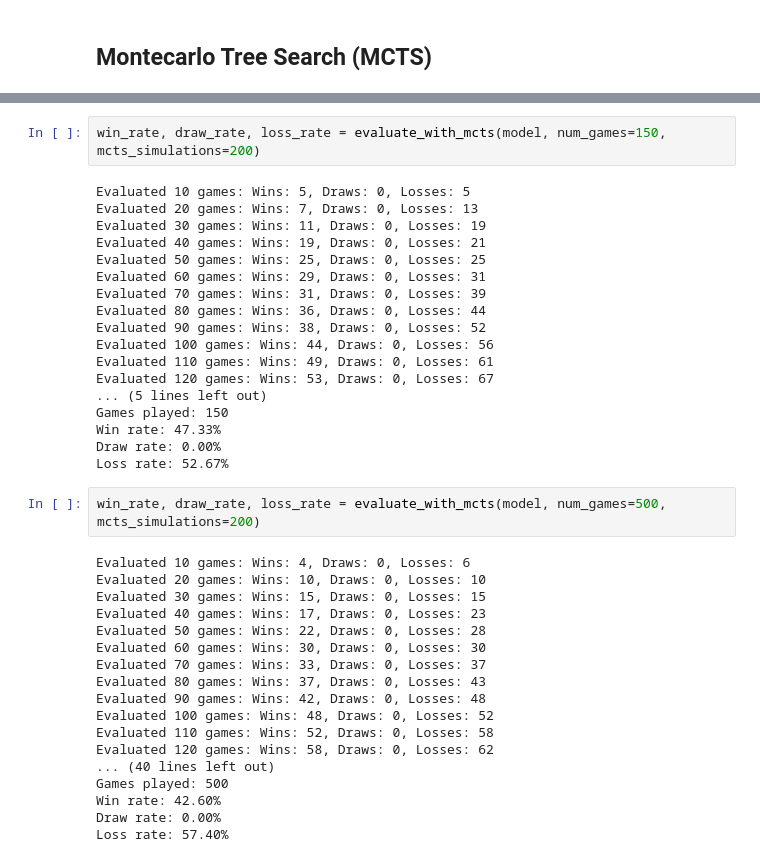
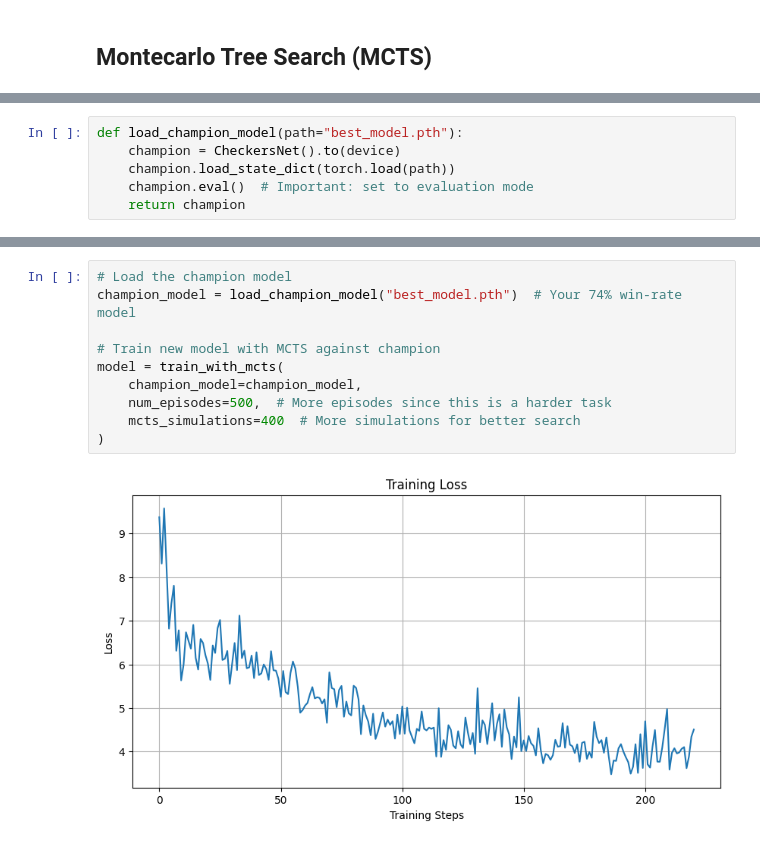
Before and after one commit to marwinsteiner/draughts-nn, a Jupyter notebook: draughts-nn.ipynb, the cells around one changed output, grey strips where cells are left out. Saved outputs shown, nothing was run; the diff lists cells and outputs as text.

```diff
--- a/draughts-nn.ipynb
+++ b/draughts-nn.ipynb
@@ -845,3 +838,9 @@ visualize_game(model)
+# %%
+def load_champion_model(path="best_model.pth"):
+    champion = CheckersNet().to(device)
+    champion.load_state_dict(torch.load(path))
+    champion.eval()  # Important: set to evaluation mode
+    return champion
 # %%
 class MCTSNode:
     def __init__(self, board, parent=None, prior=0, move=None):
@@ -1264,40 +1273,12 @@ Loss rate: 56.00%
-# %%
-win_rate, draw_rate, loss_rate = evaluate_with_mcts(model, num_games=150, mcts_simulations=200)
-# %% [output]
-Evaluated 10 games: Wins: 5, Draws: 0, Losses: 5
-Evaluated 20 games: Wins: 7, Draws: 0, Losses: 13
-Evaluated 30 games: Wins: 11, Draws: 0, Losses: 19
-Evaluated 40 games: Wins: 19, Draws: 0, Losses: 21
-Evaluated 50 games: Wins: 25, Draws: 0, Losses: 25
-Evaluated 60 games: Wins: 29, Draws: 0, Losses: 31
-Evaluated 70 games: Wins: 31, Draws: 0, Losses: 39
-Evaluated 80 games: Wins: 36, Draws: 0, Losses: 44
-Evaluated 90 games: Wins: 38, Draws: 0, Losses: 52
-Evaluated 100 games: Wins: 44, Draws: 0, Losses: 56
-Evaluated 110 games: Wins: 49, Draws: 0, Losses: 61
-Evaluated 120 games: Wins: 53, Draws: 0, Losses: 67
-... (5 lines left out)
-Games played: 150
-Win rate: 47.33%
-Draw rate: 0.00%
-Loss rate: 52.67%
-# %%
-win_rate, draw_rate, loss_rate = evaluate_with_mcts(model, num_games=500, mcts_simulations=200)
-# %% [output]
-Evaluated 10 games: Wins: 4, Draws: 0, Losses: 6
-Evaluated 20 games: Wins: 10, Draws: 0, Losses: 10
-Evaluated 30 games: Wins: 15, Draws: 0, Losses: 15
-Evaluated 40 games: Wins: 17, Draws: 0, Losses: 23
-Evaluated 50 games: Wins: 22, Draws: 0, Losses: 28
-Evaluated 60 games: Wins: 30, Draws: 0, Losses: 30
-Evaluated 70 games: Wins: 33, Draws: 0, Losses: 37
-Evaluated 80 games: Wins: 37, Draws: 0, Losses: 43
-Evaluated 90 games: Wins: 42, Draws: 0, Losses: 48
-Evaluated 100 games: Wins: 48, Draws: 0, Losses: 52
-Evaluated 110 games: Wins: 52, Draws: 0, Losses: 58
-Evaluated 120 games: Wins: 58, Draws: 0, Losses: 62
-... (40 lines left out)
-Games played: 500
-Win rate: 42.60%
-Draw rate: 0.00%
-Loss rate: 57.40%
+# %%
+# Load the champion model
+champion_model = load_champion_model("best_model.pth")  # Your 74% win-rate model
+
+# Train new model with MCTS against champion
+model = train_with_mcts(
+    champion_model=champion_model,
+    num_episodes=500,  # More episodes since this is a harder task
+    mcts_simulations=400  # More simulations for better search
+)
+# %% [output]
+[figure, added]
```
Also changed, not shown: parts of 9 cells of this notebook, 1 other file.
